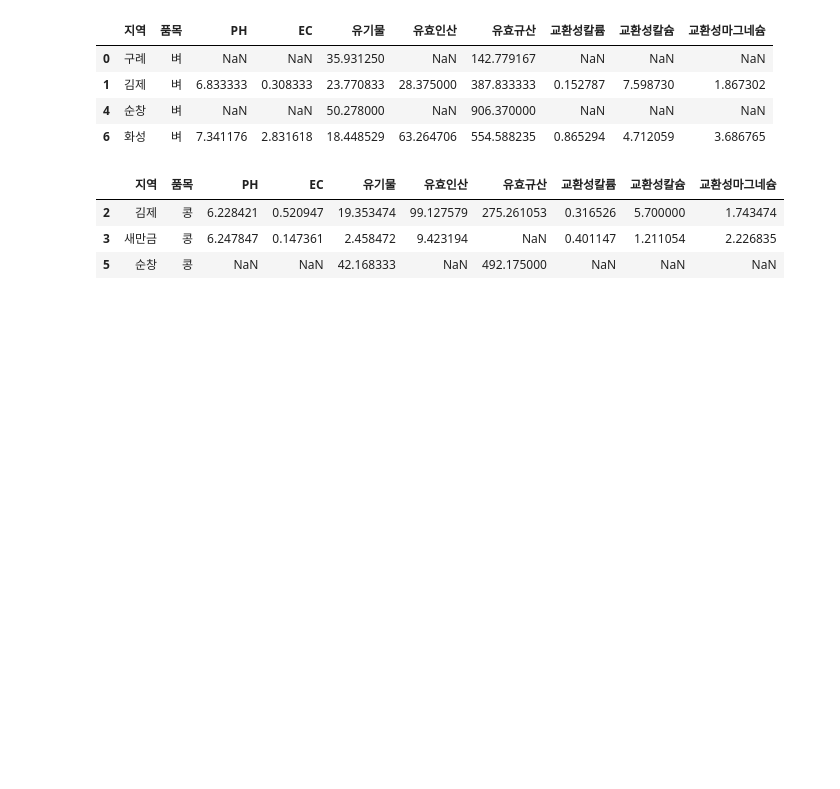
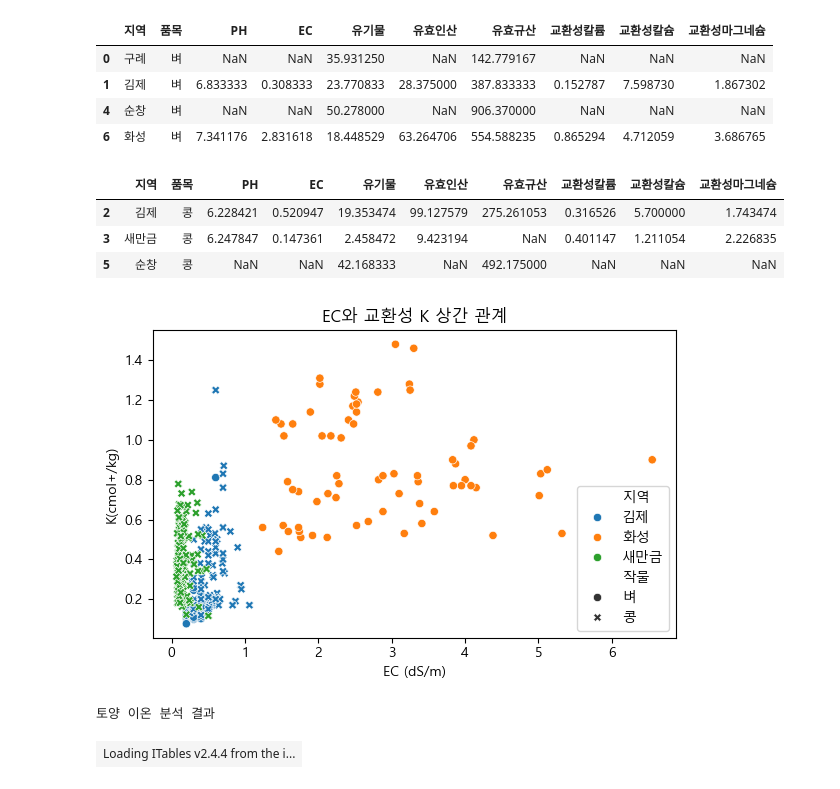
Before and after one commit to sirasony35/soil_analysis, a Jupyter notebook: soil_analysis.ipynb, the cells around one changed output. Cells and saved outputs as stored; diff of their text form; code cells hidden in the pictures; blank space fills up the shorter version.

```diff
--- a/soil_analysis.ipynb
+++ b/soil_analysis.ipynb
@@ -118,0 +231,37 @@ fig_ec.write_image('bean_ec.png')
+# %%
+import pandas as pd
+import matplotlib.pyplot as plt
+import seaborn as sns
+import numpy as np
+import ace_tools_open as tools
+plt.rc('font', family='Malgun Gothic')
+# %%
+# 컬럼명을 기준으로 이온 성분 분석을 위한 데이터프레임 구성
+ions_df = data_sheet[["지역", "품목", "EC", "교환성칼륨", "교환성칼슘", "교환성마그네슘"]].dropna()
+
+# 컬럼명 정리
+ions_df.columns = ["지역", "작물", "EC", "K", "Ca", "Mg"]
+
+# Na 항목은 존재하지 않음 (차후 수집 필요)
+# 총 이온합 및 이온 비율 계산
+ions_df["총이온"] = ions_df[["K", "Ca", "Mg"]].sum(axis=1)
+
+for ion in ["K", "Ca", "Mg"]:
+    ions_df[f"{ion}_비율"] = ions_df[ion] / ions_df["총이온"] * 100
+
+# EC와 K 비율 간 상관관계 시각화
+plt.figure(figsize=(6, 4))
+sns.scatterplot(data=ions_df, x="EC", y="K", hue="지역", style="작물")
+plt.title("EC와 교환성 K 상간 관계")
+plt.xlabel("EC (dS/m)")
+plt.ylabel("K(cmol+/kg)")
+plt.tight_layout()
+plt.show()
+
+# 이온 성분 비율 결과 출력
+import ace_tools_open as tools
+tools.display_dataframe_to_user(name="토양 이온 분석 결과", dataframe=ions_df)
+# %% [output]
+[figure, added]
+토양 이온 분석 결과
+| Loading ITables v2.4.4 from the i... |
```
Also changed, not shown: parts of 8 cells of this notebook.
